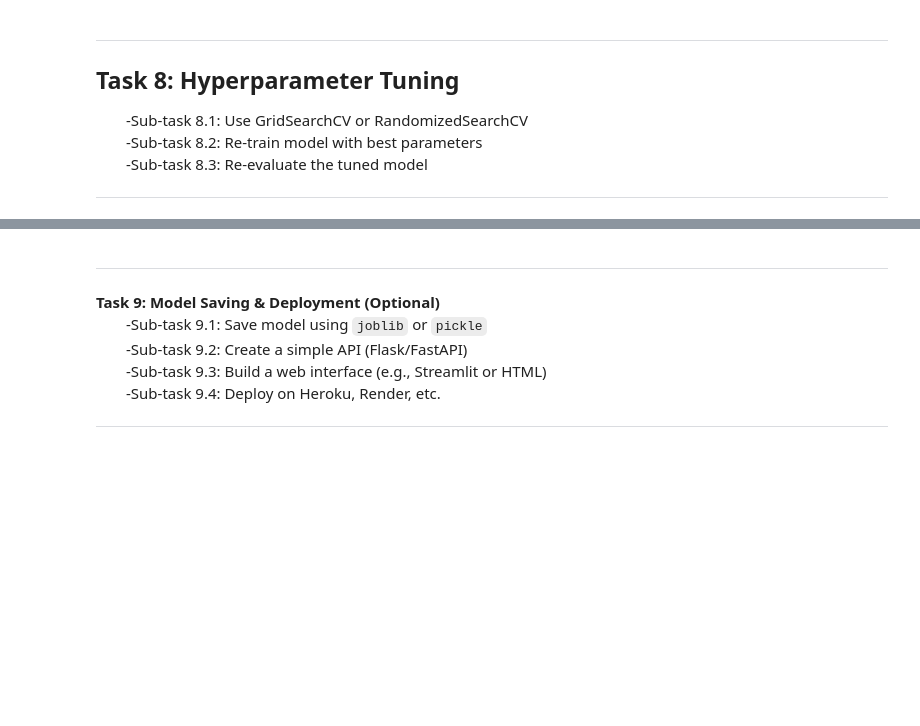
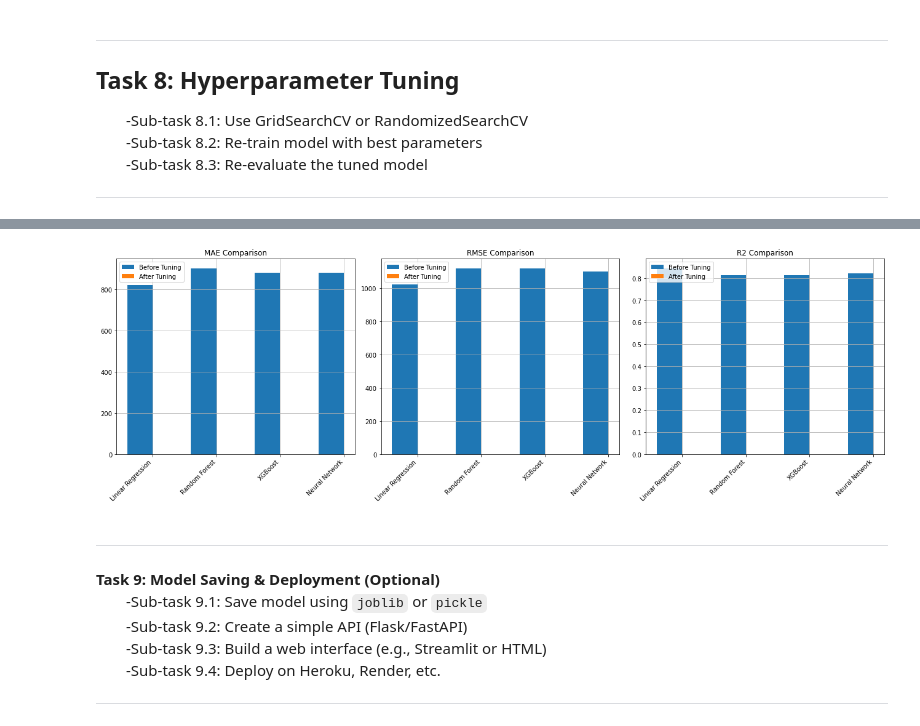
Before and after one commit to IssamBELHORMA/used_cars_price_prediction, a Jupyter notebook: Used cars price prediction.ipynb, the cells around one changed output, grey strips where cells are left out. Saved outputs shown, nothing was run; the diff lists cells and outputs as text; code cells hidden in the pictures; blank space fills up the shorter version.

```diff
--- a/Used cars price prediction.ipynb
+++ b/Used cars price prediction.ipynb
@@ -407,0 +694,3 @@ Test size: 390 samples
+# %%
+# --- Evaluate tuned models on test data ---
+tuned_results = {}
@@ -407,0 +724,12 @@ Test size: 390 samples
+# %%
+# Neural Network
+X_test_scaled = scaler.transform(X_test)
+y_pred_nn_tuned = best_nn_model.predict(X_test_scaled).flatten()
+tuned_results['Neural Network'] = {
+    'mae': mean_absolute_error(y_test, y_pred_nn_tuned),
+    'mse': mean_squared_error(y_test, y_pred_nn_tuned),
+    'rmse': np.sqrt(mean_squared_error(y_test, y_pred_nn_tuned)),
+    'r2': r2_score(y_test, y_pred_nn_tuned)
+}
+# %%
+results.pop('Decision Tree', None);
@@ -408,3 +772,32 @@ Test size: 390 samples
+# %%
+# Prepare data
+metrics = ['mae', 'rmse', 'r2']
+models = list(results.keys())
+x = np.arange(len(models))
+
+# Gather pre- and post-tuning values
+pre_tuning = {metric: [results[model][metric] for model in models] for metric in metrics}
+post_tuning = {
+    metric: [tuned_results.get(model + ' (Tuned)', {}).get(metric, np.nan) for model in models]
+    for metric in metrics
+}
+
+# Plotting
+fig, axs = plt.subplots(1, 3, figsize=(18, 6))
+
+for idx, metric in enumerate(metrics):
+    axs[idx].bar(x - 0.2, pre_tuning[metric], width=0.4, label='Before Tuning')
+    axs[idx].bar(x + 0.2, post_tuning[metric], width=0.4, label='After Tuning')
+    axs[idx].set_title(f'{metric.upper()} Comparison')
+    axs[idx].set_xticks(x)
+    axs[idx].set_xticklabels(models, rotation=45, ha='right')
+    axs[idx].legend()
+    axs[idx].grid(True)
+
+plt.tight_layout()
+plt.show()
+# %% [output]
+[figure, added]
 # %% [markdown]
 ---
 
```
Also changed, not shown: parts of 25 cells of this notebook, 22 other files.
